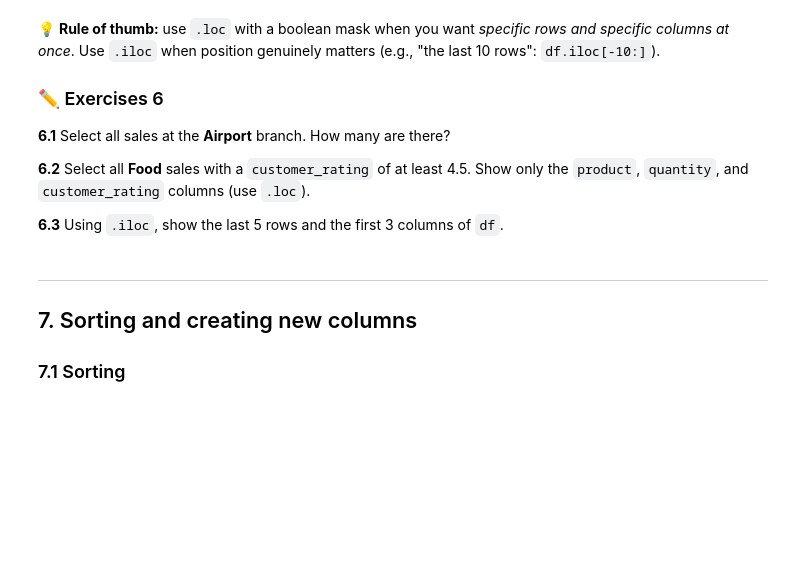
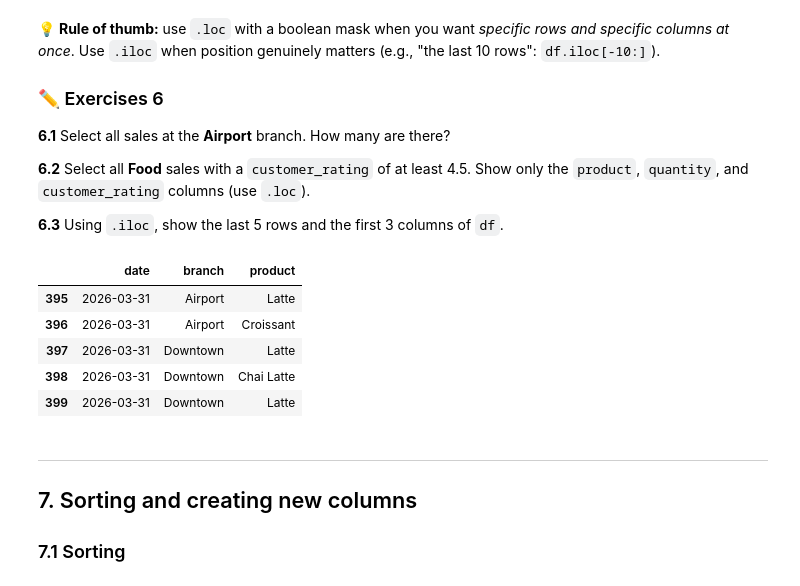
Before and after one commit to Lifa-Fanseka/Introduction-to-Data-Analysis, a Jupyter notebook: intro_data_analysis_pandas.ipynb, the cells around one changed output. Cells and saved outputs as stored; diff of their text form; code cells hidden in the pictures; blank space fills up the shorter version.

```diff
--- a/intro_data_analysis_pandas.ipynb
+++ b/intro_data_analysis_pandas.ipynb
@@ -277,6 +468,16 @@ df.iloc[0:3, 0:4]  # first 3 rows, first 4 columns, purely by position
 **6.3** Using `.iloc`, show the last 5 rows and the first 3 columns of `df`.
 # %%
 # Your solutions for exercises 6 here
+
+
+df.iloc[-5:,:3]
+# %% [output]
+|  | date | branch | product |
+| 395 | 2026-03-31 | Airport | Latte |
+| 396 | 2026-03-31 | Airport | Croissant |
+| 397 | 2026-03-31 | Downtown | Latte |
+| 398 | 2026-03-31 | Downtown | Chai Latte |
+| 399 | 2026-03-31 | Downtown | Latte |
 # %% [markdown]
 ---
 
```
Also changed, not shown: parts of 32 cells of this notebook.
